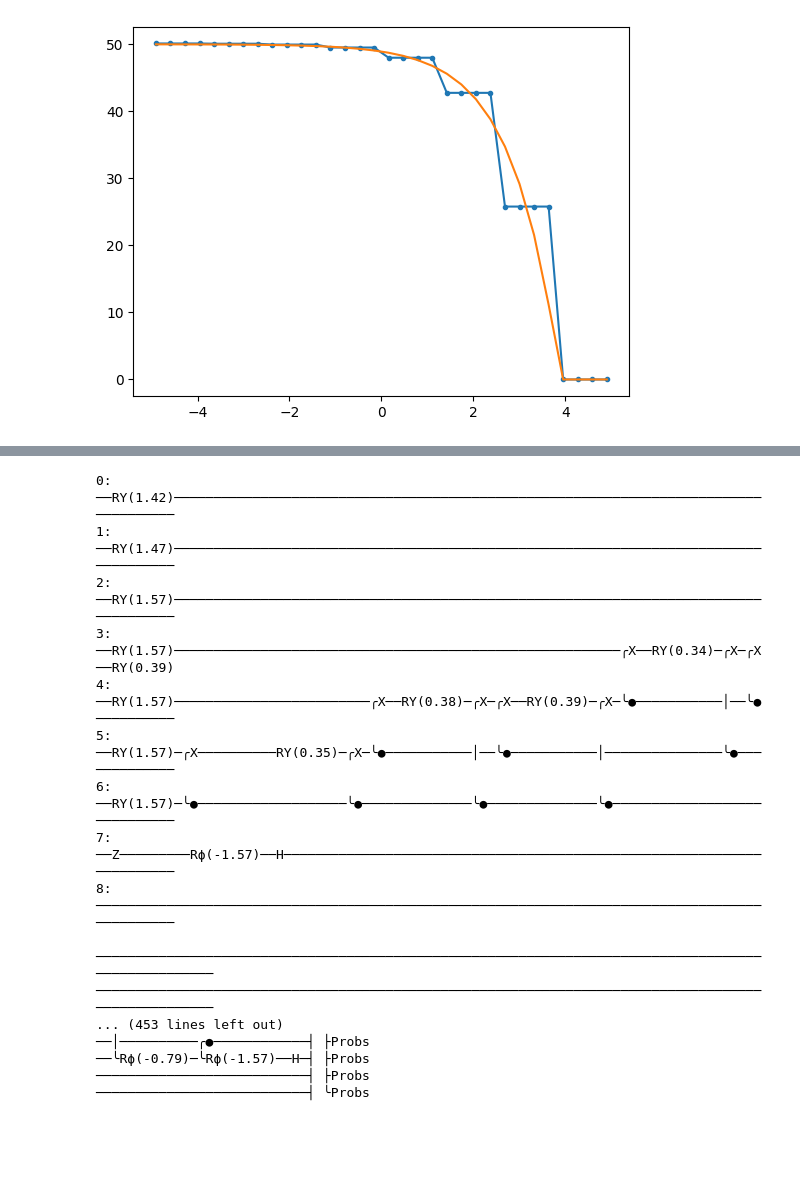
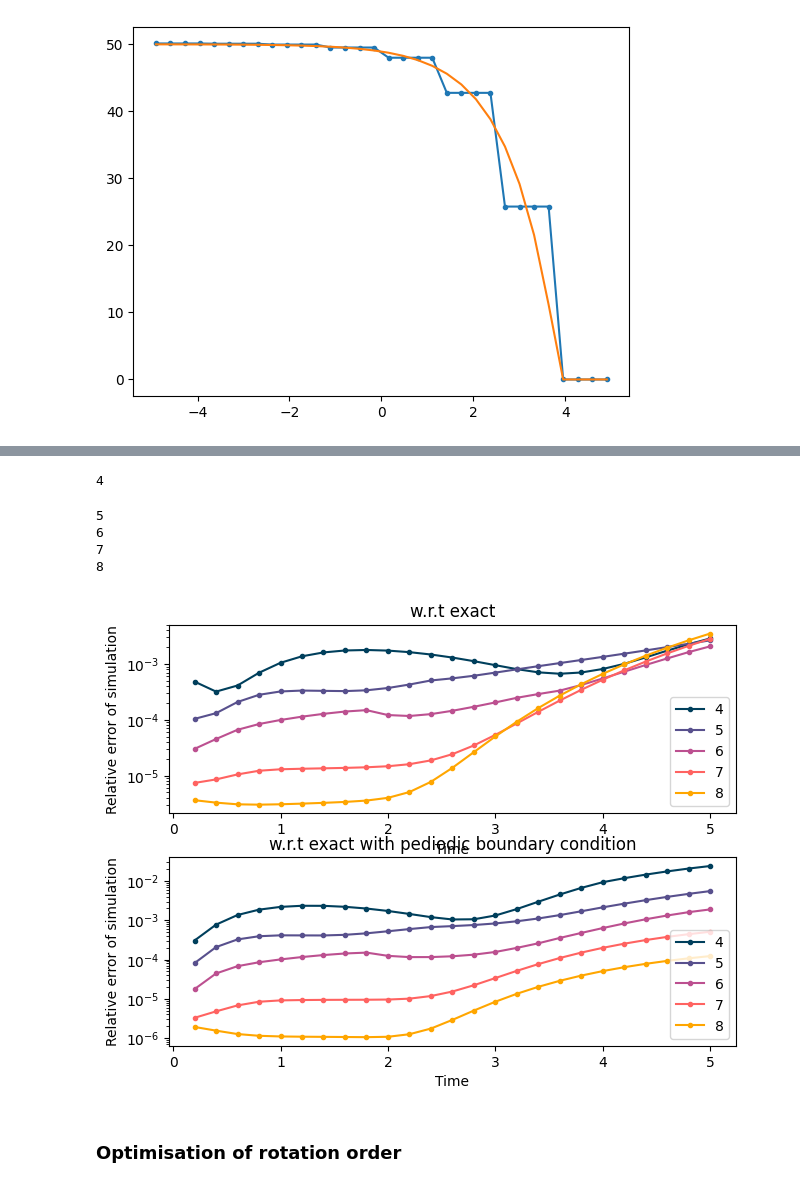
Before and after one commit to Sigma-Reply/QHack2024, a Jupyter notebook: Black-Scholes.ipynb, the cells around one changed output, grey strips where cells are left out. Cells and saved outputs as stored; diff of their text form; code cells hidden in the pictures; blank space fills up the shorter version.

```diff
--- a/Black-Scholes.ipynb
+++ b/Black-Scholes.ipynb
@@ -88,20 +89,43 @@ print(Ngates(c_compile_node,[instance.get_coef_H(T), instance.get_coef_A(T), n,
-# %%
-print(qml.draw(c_compile_node)(instance.get_coef_H(T), instance.get_coef_A(T), n, N//2,N//2, False))
-# %% [output]
-0: ──RY(1.42)─────────────────────────────────────────────────────────────────────────────────────
-1: ──RY(1.47)─────────────────────────────────────────────────────────────────────────────────────
-2: ──RY(1.57)─────────────────────────────────────────────────────────────────────────────────────
-3: ──RY(1.57)─────────────────────────────────────────────────────────╭X──RY(0.34)─╭X─╭X──RY(0.39)
-4: ──RY(1.57)─────────────────────────╭X──RY(0.38)─╭X─╭X──RY(0.39)─╭X─╰●───────────│──╰●──────────
-5: ──RY(1.57)─╭X──────────RY(0.35)─╭X─╰●───────────│──╰●───────────│───────────────╰●─────────────
-6: ──RY(1.57)─╰●───────────────────╰●──────────────╰●──────────────╰●─────────────────────────────
-7: ──Z─────────Rϕ(-1.57)──H───────────────────────────────────────────────────────────────────────
-8: ───────────────────────────────────────────────────────────────────────────────────────────────
-
-────────────────────────────────────────────────────────────────────────────────────────────────────
-────────────────────────────────────────────────────────────────────────────────────────────────────
-... (453 lines left out)
-──│──────────╭●────────────┤ ├Probs
-──╰Rϕ(-0.79)─╰Rϕ(-1.57)──H─┤ ├Probs
-───────────────────────────┤ ├Probs
-───────────────────────────┤ ╰Probs
+# %%
+n_vec = np.arange(4,9)
+
+M = 25
+t = np.linspace(0,5,M+1)[1:]
+
+fig, ax = plt.subplots(2)
+fig.tight_layout()
+color = ["#003f5c","#58508d","#bc5090","#ff6361","#ffa600"]
+
+err_rel = np.zeros((M,len(n_vec),2))
+
+for j,n in enumerate(n_vec):
+    print(n)
+    for i,T in enumerate(t):
+        N = 2**n
+
+        V = instance.solve("QC", n, sigma, T)
+        exact = instance.solve("exact", n, sigma, T)
+        exactp = instance.solve("exactp", n, sigma, T, NFourier=100)
+
+        err_rel[i,j,0] = L2_rel(V,exact)
+        err_rel[i,j,1] = L2_rel(V,exactp)
+
+    ax[0].plot(t, err_rel[:,j,0],'.-', color=color[j])
+    ax[1].plot(t, err_rel[:,j,1],'.-', color=color[j])
+for i in range(2):
+    ax[i].set_xlabel('Time')
+    ax[i].legend(n_vec)
+    ax[i].set_ylabel('Relative error of simulation')
+    ax[i].set_yscale('log')
+ax[0].set_title("w.r.t exact")
+ax[1].set_title("w.r.t exact with pediodic boundary condition")
+plt.show()
+# %% [output]
+4
+5
+6
+7
+8
+[figure, added]
+# %% [markdown]
+### Optimisation of rotation order
```
Also changed, not shown: parts of 8 cells of this notebook, 1 other file.
